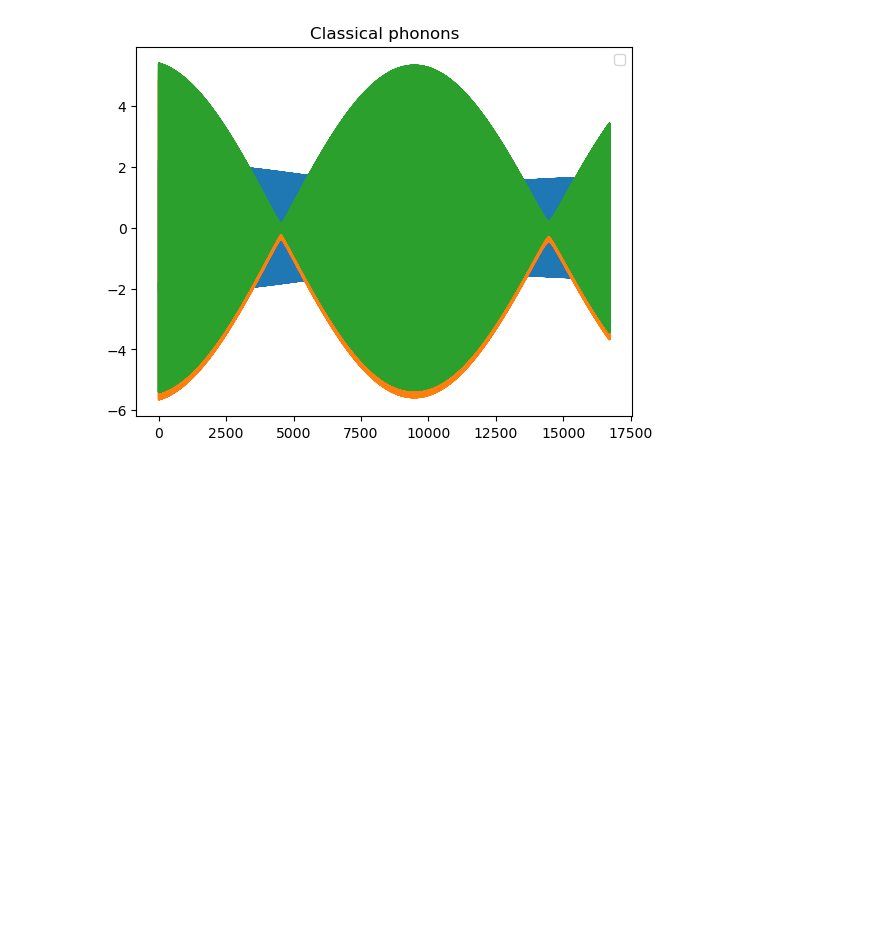
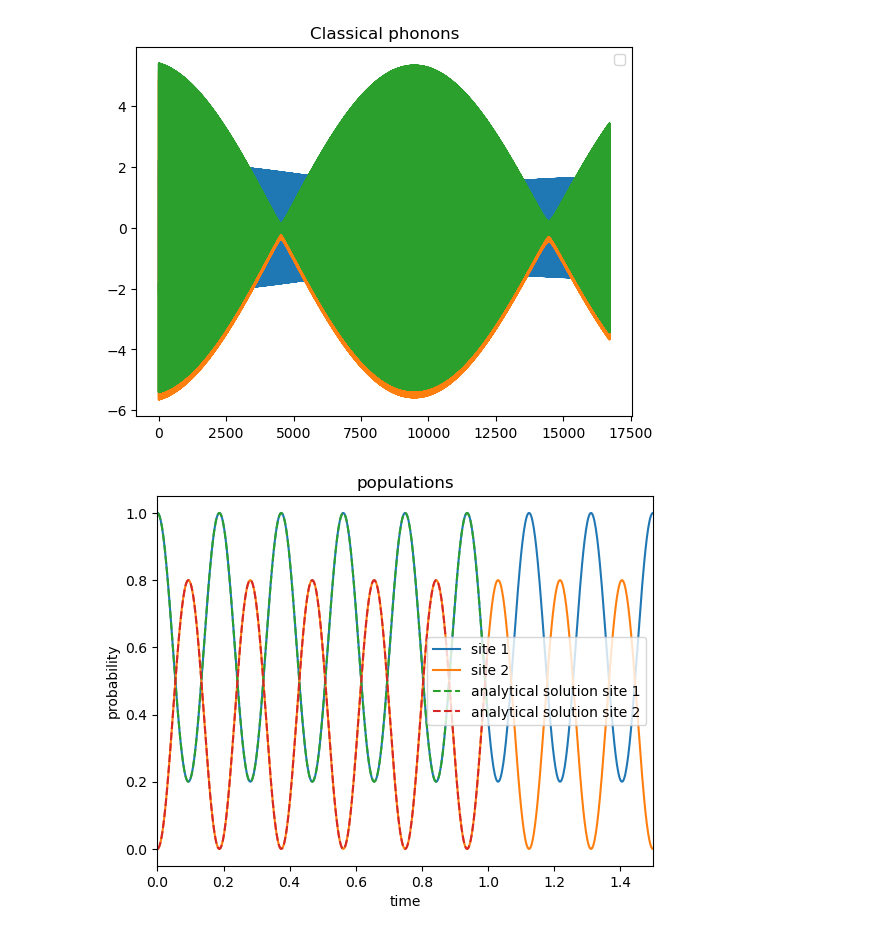
Before and after one commit to RudSmo/CISS, a Jupyter notebook: source/plot_data_python/checks with 2 sites system.ipynb, the cells around one changed output. Cells and saved outputs as stored; diff of their text form; code cells hidden in the pictures; blank space fills up the shorter version.

```diff
--- a/source/plot_data_python/checks with 2 sites system.ipynb
+++ b/source/plot_data_python/checks with 2 sites system.ipynb
@@ -74,12 +75,33 @@ def rho1(e1, e2, lam, time, T0):
     U = elemente_von_U(e1*T0, e2*T0, lam*T0)
     #print("a_pl", U[2],"a_min", U[3],"vy1", U[4],"vy2", U[5])
     #print("rho1_ amplitude",(U[2]**4)* (U[4]**2))
-    return (U[2]**4 + (U[2]**4)*(U[4]**4) + (U[2]**4)* (U[4]**2) * (2*np.cos((U[0]-U[1])*time)))**(1/1)
+    return (U[2]**4 + (U[2]**4)*(U[4]**4) + (U[2]**4)* (U[4]**2) * (2*np.cos((U[0]-U[1])*time)))
 
-rho1(e1, e2, lam, 0 , T0)
+#rho1(e1, e2, lam, 0 , T0)
 
 def rho2(e1, e2, lam, time, T0):
     U = elemente_von_U(e1*T0, e2*T0, lam*T0)
-    return (U[2]**2 * U[3]**2 +   (U[2]*U[4]*U[3]*U[5])**2 + (U[2]* U[3])**2 * U[4]*U[5] * (2*np.cos((U[0]-U[1])*time)))**(1/1)
+    return (U[2]**2 * U[3]**2 +   (U[2]*U[4]*U[3]*U[5])**2 + (U[2]* U[3])**2 * U[4]*U[5] * (2*np.cos((U[0]-U[1])*time)))
+# %%
+path_el = "/home/sd347/Bachelorarbeit/code/CISS/source/Sophia_meanfield/MeanField_v3_typed_PVar/data0M/L4_g_coupling0.0_V0.0_w00.02_num_laps1_num_ions2_dt0.0002_1_electrons.dat"
+plt.figure()
+plt.title("populations")
+print_data(path_el,0, 1, "site 1", "-")
+print_data(path_el,0, 3, "site 2", "-")
+
+
+T0 = 5
+e1, e2, lam = 0, 3, -3
+plt.plot(np.linspace(0, 1, 300), rho1(e1, e2, lam, np.linspace(0,1, 300) , T0), label ="analytical solution site 1", linestyle = "--")
+plt.plot(np.linspace(0, 1, 400), rho2(e1, e2, lam, np.linspace(0,1, 400) , T0), label ="analytical solution site 2",  linestyle = "--")
+
+plt.legend()
+plt.xlim(0,1.5)
+plt.xlabel( "time")
+plt.ylabel("probability")
+plt.savefig("2sites_pop_check.pdf")
+plt.show()
+# %% [output]
+[figure, added]
 # %%
 ##checks for 2 sites, one per chain
```
Also changed, not shown: parts of 9 cells of this notebook, 16 other files.
